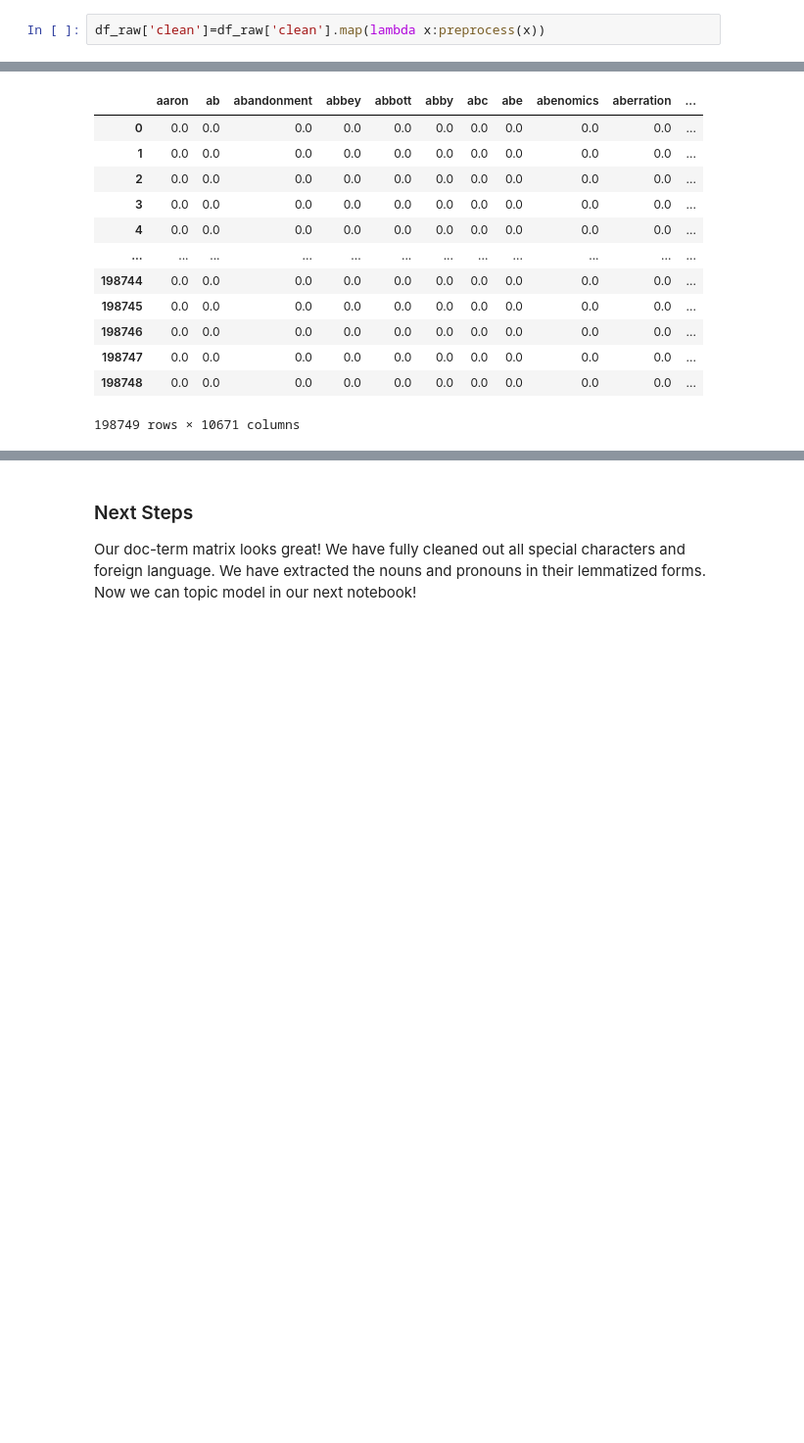
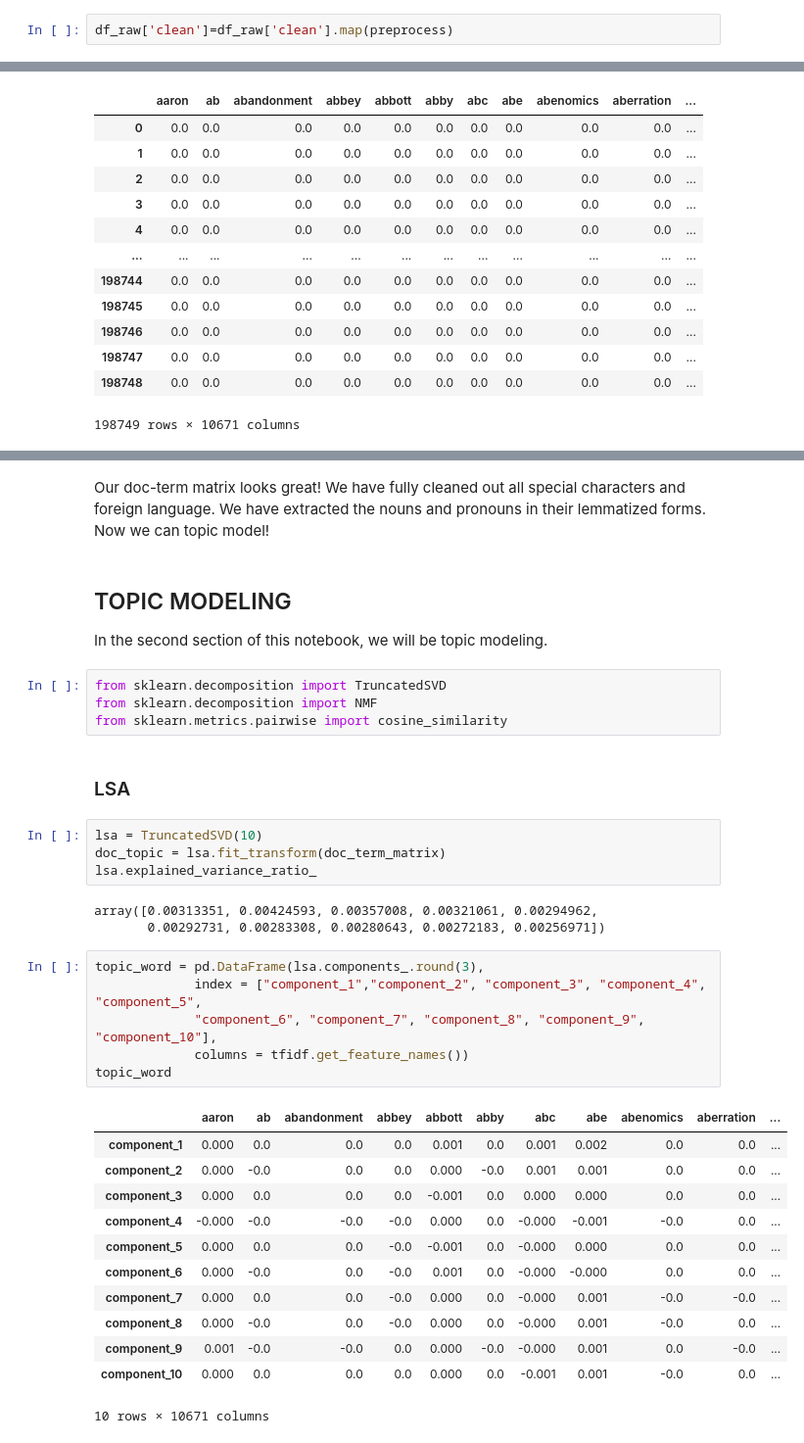
Before and after one commit to JuliaQiao/NLP_News_Recommender, a Jupyter notebook: Text_Pro_Spacy.ipynb, the cells around one changed output, grey strips where cells are left out. Shown: that part at 98% size. Drawn from its saved outputs; the diff is of its cells as text; blank space fills up the shorter version.

Commit message:
initial topic modeling with lsa and nmf performed

```diff
--- a/Text_Pro_Spacy.ipynb
+++ b/Text_Pro_Spacy.ipynb
@@ -61,7 +63,7 @@ def preprocess(tweet):
 
     return clean_text
 # %%
-df_raw['clean']=df_raw['clean'].map(lambda x:preprocess(x))
+df_raw['clean']=df_raw['clean'].map(preprocess)
 # %%
 df_raw[['content', 'clean']].head(3)
 # %% [output]
@@ -220,3 +193,37 @@ Index(['ab', 'abandonment', 'abbey', 'abbott', 'abby', 'abc', 'abe',
 # %% [markdown]
-### Next Steps
-Our doc-term matrix looks great! We have fully cleaned out all special characters and foreign language. We have extracted the nouns and pronouns in their lemmatized forms. Now we can topic model in our next notebook!
+Our doc-term matrix looks great! We have fully cleaned out all special characters and foreign language. We have extracted the nouns and pronouns in their lemmatized forms. Now we can topic model!
+# %% [markdown]
+## TOPIC MODELING
+In the second section of this notebook, we will be topic modeling.
+# %%
+from sklearn.decomposition import TruncatedSVD
+from sklearn.decomposition import NMF
+from sklearn.metrics.pairwise import cosine_similarity
+# %% [markdown]
+### LSA
+# %%
+lsa = TruncatedSVD(10)
+doc_topic = lsa.fit_transform(doc_term_matrix)
+lsa.explained_variance_ratio_
+# %% [output]
+array([0.00313351, 0.00424593, 0.00357008, 0.00321061, 0.00294962,
+       0.00292731, 0.00283308, 0.00280643, 0.00272183, 0.00256971])
+# %%
+topic_word = pd.DataFrame(lsa.components_.round(3),
+             index = ["component_1","component_2", "component_3", "component_4", "component_5",
+             "component_6", "component_7", "component_8", "component_9", "component_10"],
+             columns = tfidf.get_feature_names())
+topic_word
+# %% [output]
+|  | aaron | ab | abandonment | abbey | abbott | abby | abc | abe | abenomics | aberration | ... |
+| component_1 | 0.000 | 0.0 | 0.0 | 0.0 | 0.001 | 0.0 | 0.001 | 0.002 | 0.0 | 0.0 | ... |
+| component_2 | 0.000 | -0.0 | 0.0 | 0.0 | 0.000 | -0.0 | 0.001 | 0.001 | 0.0 | 0.0 | ... |
+| component_3 | 0.000 | 0.0 | 0.0 | 0.0 | -0.001 | 0.0 | 0.000 | 0.000 | 0.0 | 0.0 | ... |
+| component_4 | -0.000 | -0.0 | -0.0 | -0.0 | 0.000 | 0.0 | -0.000 | -0.001 | -0.0 | 0.0 | ... |
+| component_5 | 0.000 | 0.0 | 0.0 | -0.0 | -0.001 | 0.0 | -0.000 | 0.000 | 0.0 | 0.0 | ... |
+| component_6 | 0.000 | -0.0 | 0.0 | -0.0 | 0.001 | 0.0 | -0.000 | -0.000 | 0.0 | 0.0 | ... |
+| component_7 | 0.000 | 0.0 | 0.0 | -0.0 | 0.000 | 0.0 | -0.000 | 0.001 | -0.0 | -0.0 | ... |
+| component_8 | 0.000 | -0.0 | 0.0 | -0.0 | 0.000 | 0.0 | -0.000 | 0.001 | -0.0 | 0.0 | ... |
+| component_9 | 0.001 | -0.0 | -0.0 | 0.0 | 0.000 | -0.0 | -0.000 | 0.001 | 0.0 | -0.0 | ... |
+| component_10 | 0.000 | 0.0 | 0.0 | 0.0 | 0.000 | 0.0 | -0.001 | 0.001 | -0.0 | 0.0 | ... |
+10 rows × 10671 columns
```
Also changed, not shown: parts of 13 cells of this notebook.
